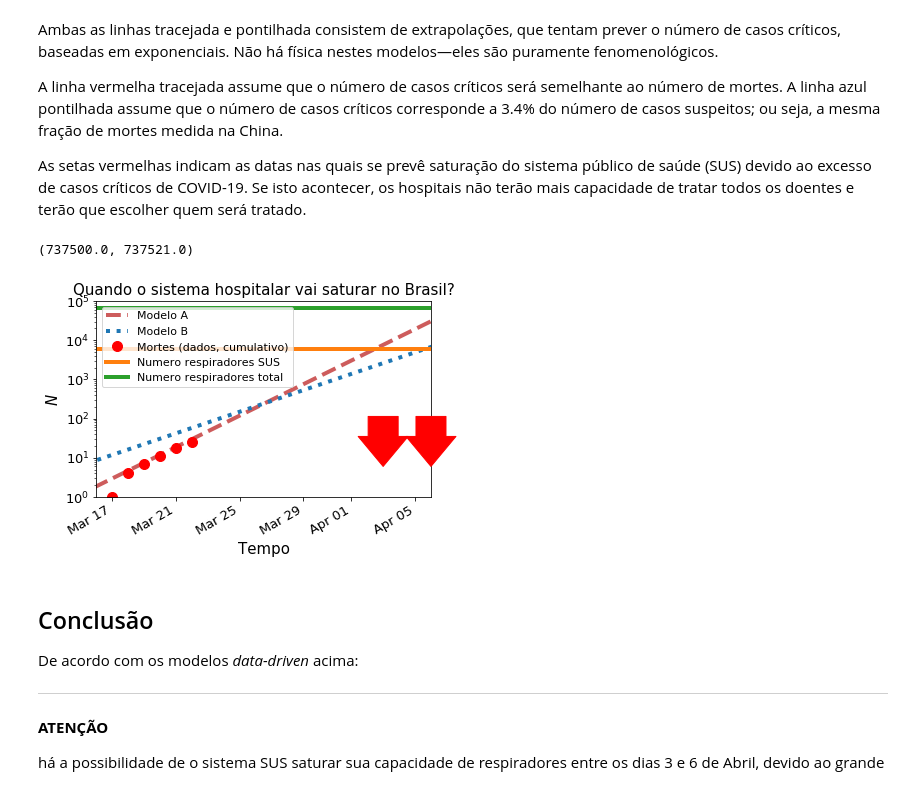
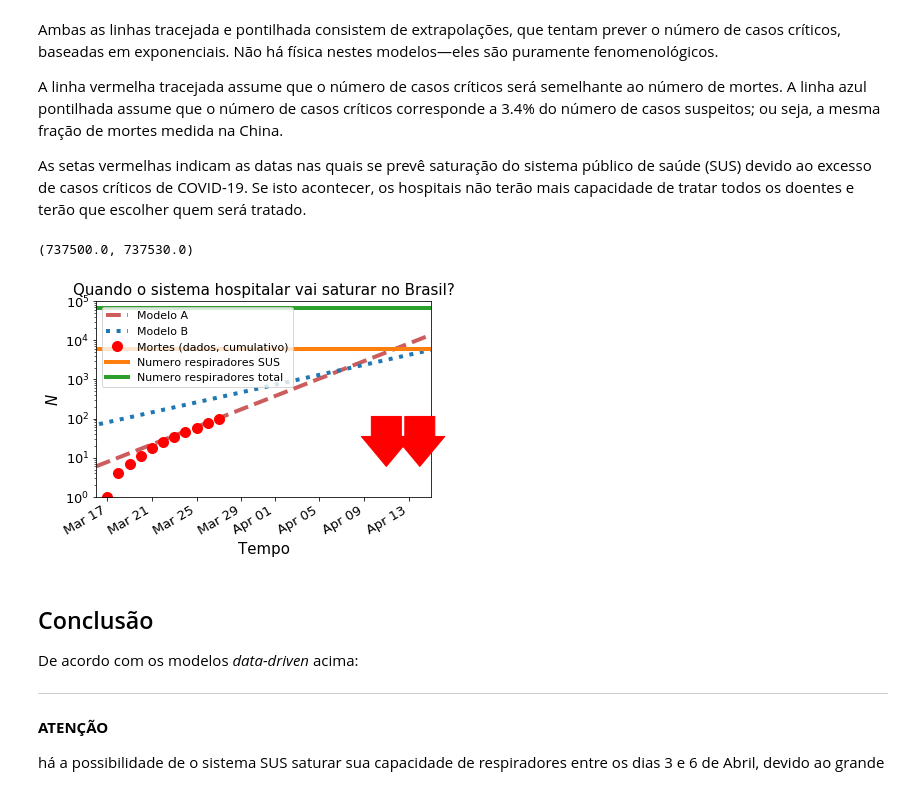
Before and after one commit to rsnemmen/corona-evolucao-Brasil, a Jupyter notebook: corona evolucao Brasil.ipynb, the cells around one changed output. Saved outputs shown, nothing was run; the diff lists cells and outputs as text; code cells hidden in the pictures.

```diff
--- a/corona evolucao Brasil.ipynb
+++ b/corona evolucao Brasil.ipynb
@@ -121,5 +123,5 @@ fracao de casualidades: qual porcentagem dos casos confirmados resulta em morte?
 # %%
-razaoMortes=0.034
+razaoMortes=0.1
 # %% [markdown]
 Fracao da população do Brasil em SP
 # %%
@@ -238,0 +267,2 @@ fitLast[1]*365
+# %%
+fitDeath,covDeath = scipy.optimize.curve_fit(fexplog, tlast, log10(nDeathLast), p0=p0)
@@ -294,2 +323,0 @@ Ajuste
-# %%
-fitDeath,covDeath = scipy.optimize.curve_fit(fexplog, tDeathLast, log10(nDeathLast), p0=p0)
@@ -308,30 +330,30 @@ As setas vermelhas indicam as datas nas quais se prevê saturação do sistema p
 # %%
 ax=pd.Series(10**fexplog(t3,fitDeath[0],fitDeath[1]),index=nmmn.misc.convertyear(t3+2020)).plot(label='Modelo A', lw=4, style='--', color='IndianRed')
 pd.Series(razaoMortes*10**fexplog(t3,fitLast[0],fitLast[1]),index=nmmn.misc.convertyear(t3+2020)).plot(label='Modelo B', lw=4, style=':')
 df['mortes'].plot(label='Mortes (dados, cumulativo)',linewidth=3,style='or',ms=10)
 
 # capacidade sistema hospitalar
 pd.Series(respSUS*ones_like(t3),index=nmmn.misc.convertyear(t3+2020)).plot(label='Numero respiradores SUS', lw=4)
 pd.Series(resp*ones_like(t3),index=nmmn.misc.convertyear(t3+2020)).plot(label='Numero respiradores total', lw=4)
 
-xarr=[pd.Timestamp('2020-04-3'),pd.Timestamp('2020-04-6')]
+xarr=[pd.Timestamp('2020-04-11'), pd.Timestamp('2020-04-14')]
 for x in xarr:
     annotate('', (x, 6), xytext=(0, 50), textcoords='offset points', arrowprops=dict(headwidth=50,width=30,headlength=30,color='red'))
 
 xlabel('Tempo', fontsize=15)
 ylabel('$N$', fontsize=15)
 title('Quando o sistema hospitalar vai saturar no Brasil?', fontsize=15)
 ylim(1,100000)
 
 legend(fontsize=11,loc='upper left')
 tick_params(axis='both', which='major', labelsize=13)
 tick_params(axis='both', which='minor', labelsize=12)
 ax.xaxis.set_major_formatter(mdates.DateFormatter('%b %d'))
 yscale('log')
-ax.set_xlim(pd.Timestamp('2020-03-16'), pd.Timestamp('2020-04-06'))
+ax.set_xlim(pd.Timestamp('2020-03-16'), pd.Timestamp('2020-04-15'))
 # %% [output]
-(737500.0, 737521.0)
+(737500.0, 737530.0)
-[figure, old version]
+[figure, new version]
 # %% [markdown]
 ## Conclusão
 
```
Also changed, not shown: parts of 36 cells of this notebook, 1 other file.
